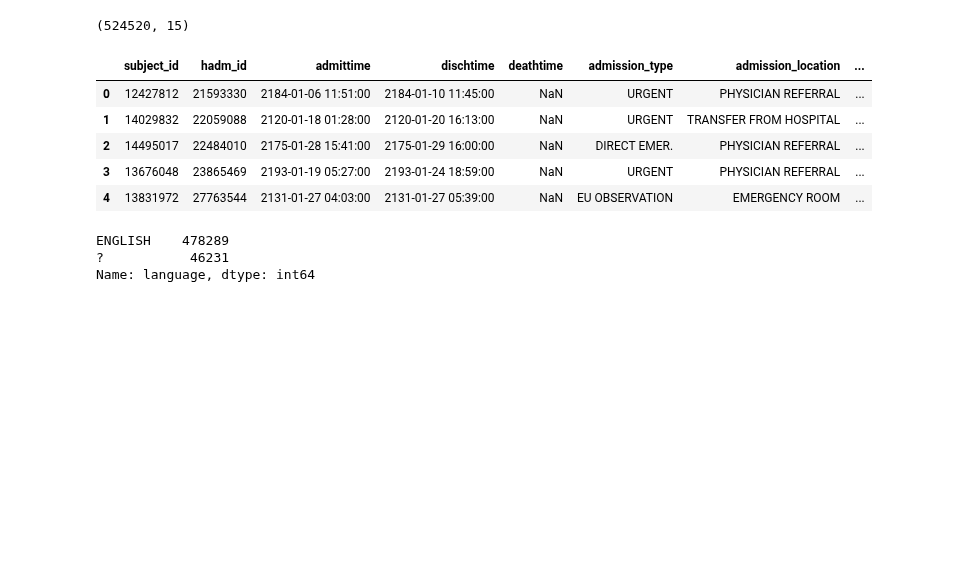
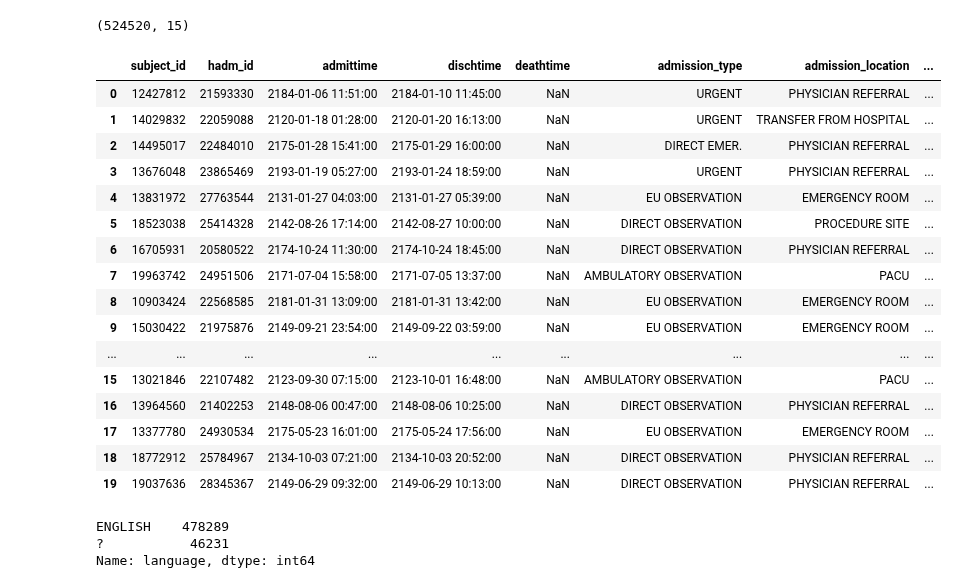
Before and after one commit to brandoncryu/disease_prediction, a Jupyter notebook: EDA_Stephen.ipynb, the cells around one changed output. Saved outputs shown, nothing was run; the diff lists cells and outputs as text; code cells hidden in the pictures; blank space fills up the shorter version.

```diff
--- a/EDA_Stephen.ipynb
+++ b/EDA_Stephen.ipynb
@@ -23,14 +23,25 @@ admissions.shape
 # %% [output]
 (524520, 15)
 # %%
-admissions.head()
+admissions.head(20)
 # %% [output]
 |  | subject_id | hadm_id | admittime | dischtime | deathtime | admission_type | admission_location | ... |
 | 0 | 12427812 | 21593330 | 2184-01-06 11:51:00 | 2184-01-10 11:45:00 | NaN | URGENT | PHYSICIAN REFERRAL | ... |
 | 1 | 14029832 | 22059088 | 2120-01-18 01:28:00 | 2120-01-20 16:13:00 | NaN | URGENT | TRANSFER FROM HOSPITAL | ... |
 | 2 | 14495017 | 22484010 | 2175-01-28 15:41:00 | 2175-01-29 16:00:00 | NaN | DIRECT EMER. | PHYSICIAN REFERRAL | ... |
 | 3 | 13676048 | 23865469 | 2193-01-19 05:27:00 | 2193-01-24 18:59:00 | NaN | URGENT | PHYSICIAN REFERRAL | ... |
 | 4 | 13831972 | 27763544 | 2131-01-27 04:03:00 | 2131-01-27 05:39:00 | NaN | EU OBSERVATION | EMERGENCY ROOM | ... |
+| 5 | 18523038 | 25414328 | 2142-08-26 17:14:00 | 2142-08-27 10:00:00 | NaN | DIRECT OBSERVATION | PROCEDURE SITE | ... |
+| 6 | 16705931 | 20580522 | 2174-10-24 11:30:00 | 2174-10-24 18:45:00 | NaN | DIRECT OBSERVATION | PHYSICIAN REFERRAL | ... |
+| 7 | 19963742 | 24951506 | 2171-07-04 15:58:00 | 2171-07-05 13:37:00 | NaN | AMBULATORY OBSERVATION | PACU | ... |
+| 8 | 10903424 | 22568585 | 2181-01-31 13:09:00 | 2181-01-31 13:42:00 | NaN | EU OBSERVATION | EMERGENCY ROOM | ... |
+| 9 | 15030422 | 21975876 | 2149-09-21 23:54:00 | 2149-09-22 03:59:00 | NaN | EU OBSERVATION | EMERGENCY ROOM | ... |
+| ... | ... | ... | ... | ... | ... | ... | ... | ... |
+| 15 | 13021846 | 22107482 | 2123-09-30 07:15:00 | 2123-10-01 16:48:00 | NaN | AMBULATORY OBSERVATION | PACU | ... |
+| 16 | 13964560 | 21402253 | 2148-08-06 00:47:00 | 2148-08-06 10:25:00 | NaN | DIRECT OBSERVATION | PHYSICIAN REFERRAL | ... |
+| 17 | 13377780 | 24930534 | 2175-05-23 16:01:00 | 2175-05-24 17:56:00 | NaN | EU OBSERVATION | EMERGENCY ROOM | ... |
+| 18 | 18772912 | 25784967 | 2134-10-03 07:21:00 | 2134-10-03 20:52:00 | NaN | DIRECT OBSERVATION | PHYSICIAN REFERRAL | ... |
+| 19 | 19037636 | 28345367 | 2149-06-29 09:32:00 | 2149-06-29 10:13:00 | NaN | DIRECT OBSERVATION | PHYSICIAN REFERRAL | ... |
 # %%
 admissions.language.value_counts()
 # %% [output]
```
Also changed, not shown: parts of 30 cells of this notebook, 1 other file.
